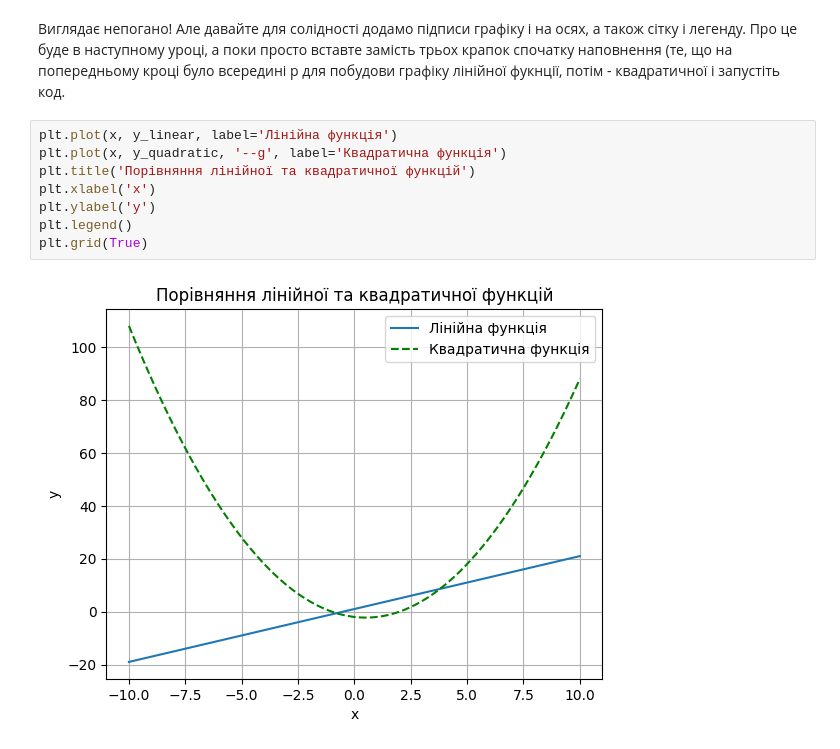
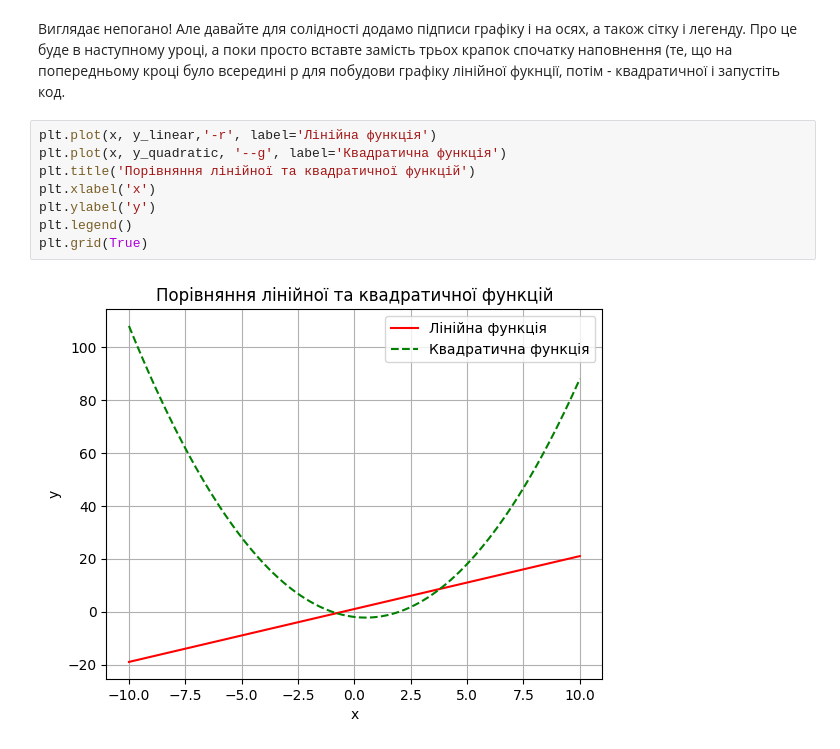
Before and after one commit to lkostenko/python_da_homeworks, a Jupyter notebook: hw_4_1_Базові_візуалізації.ipynb, the cells around one changed output. Cells and saved outputs as stored; diff of their text form.

```diff
--- a/hw_4_1_Базові_візуалізації.ipynb
+++ b/hw_4_1_Базові_візуалізації.ipynb
@@ -60,12 +60,12 @@ plt.plot(x, y_quadratic, '--g');
 # %% [markdown]
 Виглядає непогано! Але давайте для солідності додамо підписи графіку і на осях, а також сітку і легенду. Про це буде в наступному уроці, а поки просто вставте замість трьох крапок спочатку наповнення (те, що на попередньому кроці було всередині p для побудови графіку лінійної фукнції, потім - квадратичної і запустіть код.
 # %%
-plt.plot(x, y_linear, label='Лінійна функція')
+plt.plot(x, y_linear,'-r', label='Лінійна функція')
 plt.plot(x, y_quadratic, '--g', label='Квадратична функція')
 plt.title('Порівняння лінійної та квадратичної функцій')
 plt.xlabel('x')
 plt.ylabel('y')
 plt.legend()
 plt.grid(True)
 # %% [output]
-[figure, old version]
+[figure, new version]
```
